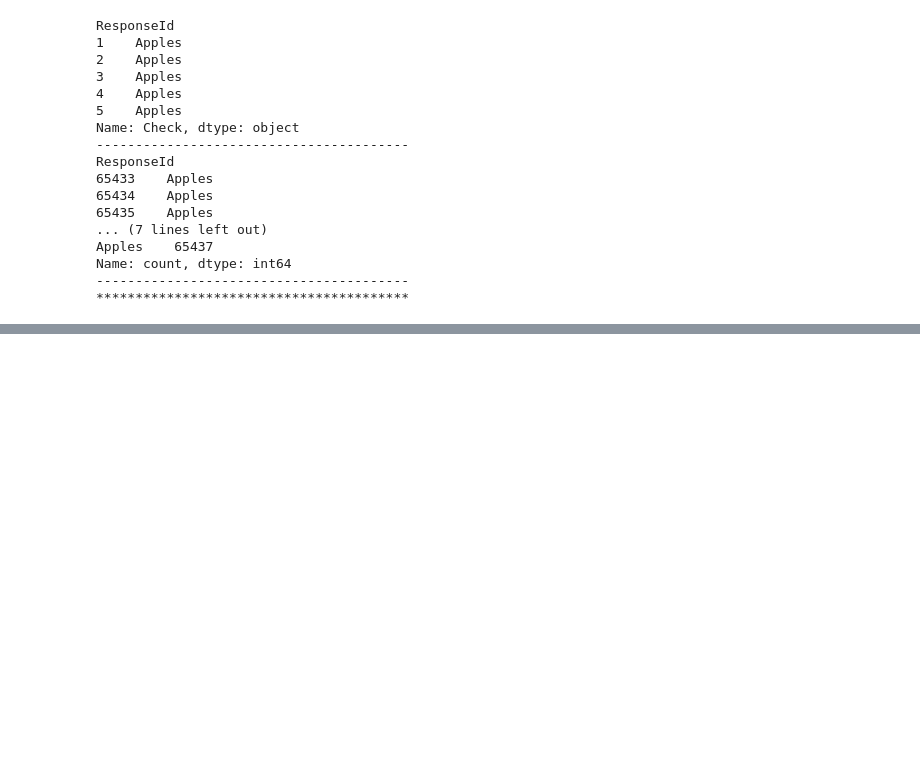
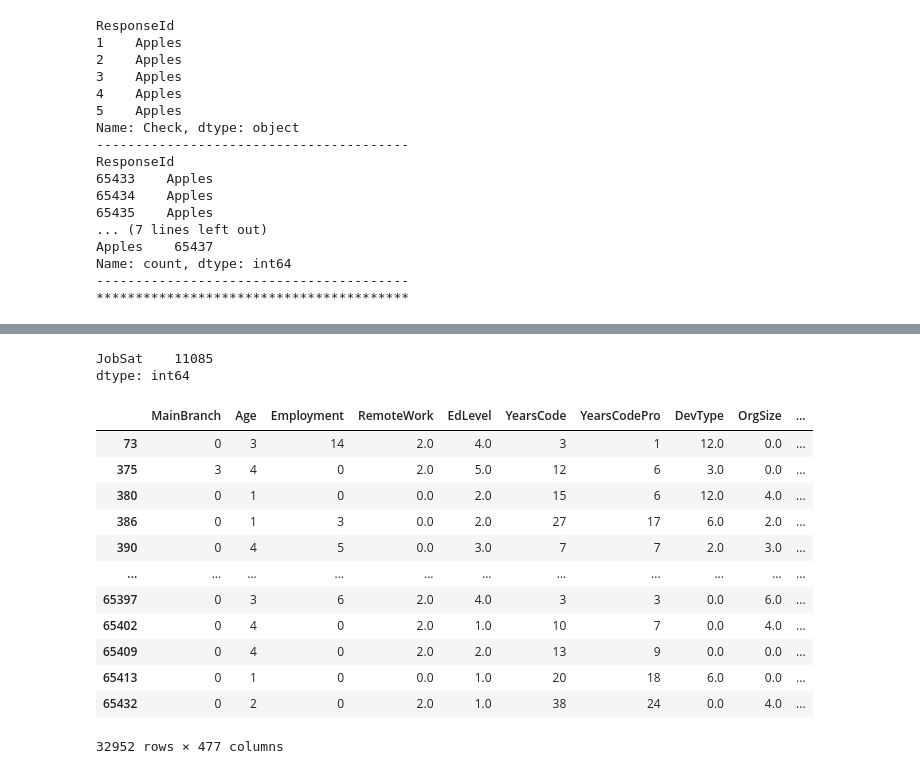
Before and after one commit to krsoy/AAU_Projects, a Jupyter notebook: m1_exam_oral.ipynb, the cells around one changed output, grey strips where cells are left out. Drawn from its saved outputs; the diff is of its cells as text; code cells hidden in the pictures; blank space fills up the shorter version.

Commit message:
eda finished, JobSat column still have null value remain, we can drop it or dropna or try to predict the null

```diff
--- a/m1_exam_oral.ipynb
+++ b/m1_exam_oral.ipynb
@@ -463,8 +471,8 @@ Name: count, dtype: int64
 ****************************************
 {'I have some influence': 0, 'I have little or no influence': 1, 'I have a great deal of influence': 2}
 # %%
-#TODO here
 basic_info("BuyNewTool")# another need to expand categorial data
+df = fast_explode(df,target_column='BuyNewTool', fillna='', split=';', prefix='buy_new_tool ')
 
 basic_info('BuildvsBuy')
 # don't plot this for the name is so long
@@ -516,0 +556,5 @@ ResponseId
+# %%
+basic_info('ICorPM') #Individual Contributor or People Manager
+# categorical data, a lot null values, fill null with -1
+print(map_and_fill("ICorPM"))
+df['ICorPM'] = df['ICorPM'].fillna(-1)
@@ -618,3 +753,20 @@ Number of high earners above 99999999: 363
 # %%
-print(df_salary.sort_values(by='Salary', ascending=False).head(10))
+basic_info('JobSatPoints_1')
+# JobSatPoints_1~11 need to fillna
+
+# it is an over all job satisfaction score from 1 to 100. total score should be 100 lets check
+# !! there is no jsp_2 and jsp_3
+# fillna with -1 first
+for i in range(1, 12):
+    if i in [2,3]:
+        continue
+    df[f'JobSatPoints_{i}'] = df[f'JobSatPoints_{i}'].fillna(-1)
+
+total_score = df[[f'JobSatPoints_{i}' for i in range(1, 12) if i not in [2,3]]].sum(axis=1)
+print(total_score.value_counts())
+# ok there are some value larger than 100, let's check total number
+print((total_score > 100).sum())
+# let try to normalize these values to 100, reverse the mistake, round to integer incase accuracy problem
+df.loc[total_score > 100, [f'JobSatPoints_{i}' for i in range(1, 12) if i not in [2,3]]] = df.loc[total_score > 100, [f'JobSatPoints_{i}' for i in range(1, 12) if i not in [2,3]]].div(total_score[total_score > 100], axis=0).multiply(100)
+df[[f'JobSatPoints_{i}' for i in range(1, 12) if i not in [2,3]]] = df[[f'JobSatPoints_{i}' for i in range(1, 12) if i not in [2,3]]].round().astype(int)
 # %% [output]
@@ -631,0 +823,12 @@ print(df_salary.sort_values(by='Salary', ascending=False).head(10))
+# %%
+drop_columns = ['TechEndorse','SurveyLength','SurveyEase','ConvertedCompYearly']
+explode_columns = ['OpSysPersonal use','OpSysProfessional use']
+for col in explode_columns:
+    df = fast_explode(df,target_column=col, fillna='', split=';', prefix=f'{col} ')
+df.drop(columns=drop_columns, inplace=True)
+
+df['TBranch'] = df['TBranch'].map({'Yes': 1, 'No': 0})
+df['TBranch'] = df['TBranch'].fillna(-1)
+
+print(map_and_fill('Country'))
+print(map_and_fill('Currency'))
@@ -631,0 +842,20 @@ print(df_salary.sort_values(by='Salary', ascending=False).head(10))
+# %%
+null_counts = df.isnull().sum()
+print(null_counts[null_counts > 0])
+df
+# %% [output]
+JobSat    11085
+dtype: int64
+|  | MainBranch | Age | Employment | RemoteWork | EdLevel | YearsCode | YearsCodePro | DevType | OrgSize | ... |
+| 73 | 0 | 3 | 14 | 2.0 | 4.0 | 3 | 1 | 12.0 | 0.0 | ... |
+| 375 | 3 | 4 | 0 | 2.0 | 5.0 | 12 | 6 | 3.0 | 0.0 | ... |
+| 380 | 0 | 1 | 0 | 0.0 | 2.0 | 15 | 6 | 12.0 | 4.0 | ... |
+| 386 | 0 | 1 | 3 | 0.0 | 2.0 | 27 | 17 | 6.0 | 2.0 | ... |
+| 390 | 0 | 4 | 5 | 0.0 | 3.0 | 7 | 7 | 2.0 | 3.0 | ... |
+| ... | ... | ... | ... | ... | ... | ... | ... | ... | ... | ... |
+| 65397 | 0 | 3 | 6 | 2.0 | 4.0 | 3 | 3 | 0.0 | 6.0 | ... |
+| 65402 | 0 | 4 | 0 | 2.0 | 1.0 | 10 | 7 | 0.0 | 4.0 | ... |
+| 65409 | 0 | 4 | 0 | 2.0 | 2.0 | 13 | 9 | 0.0 | 0.0 | ... |
+| 65413 | 0 | 1 | 0 | 0.0 | 1.0 | 20 | 18 | 6.0 | 0.0 | ... |
+| 65432 | 0 | 2 | 0 | 2.0 | 1.0 | 38 | 24 | 0.0 | 4.0 | ... |
+32952 rows × 477 columns
```
Also changed, not shown: parts of 18 cells of this notebook.
